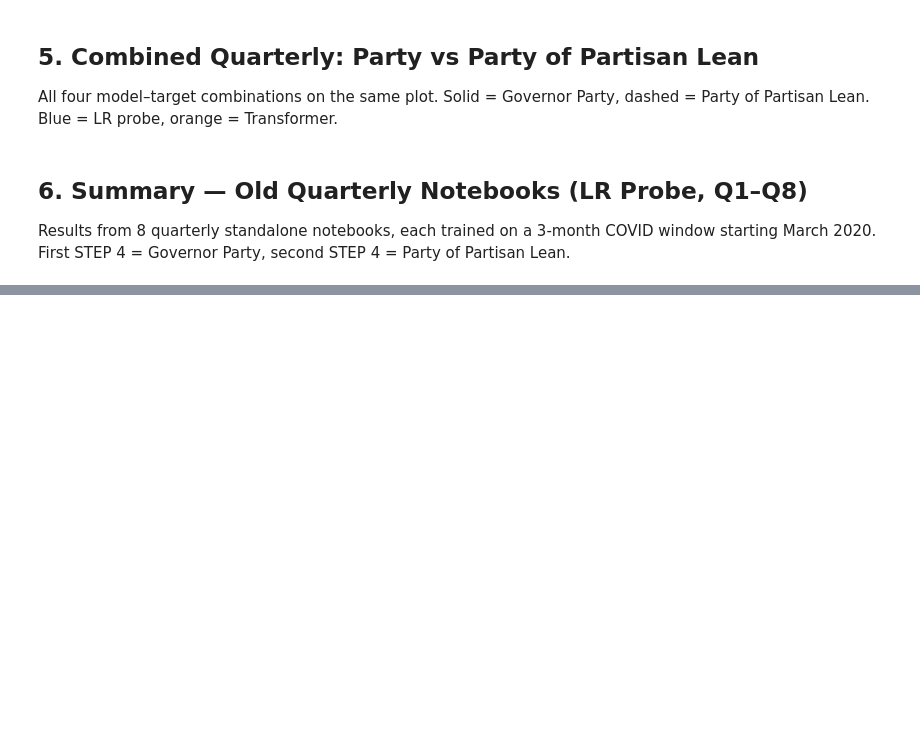
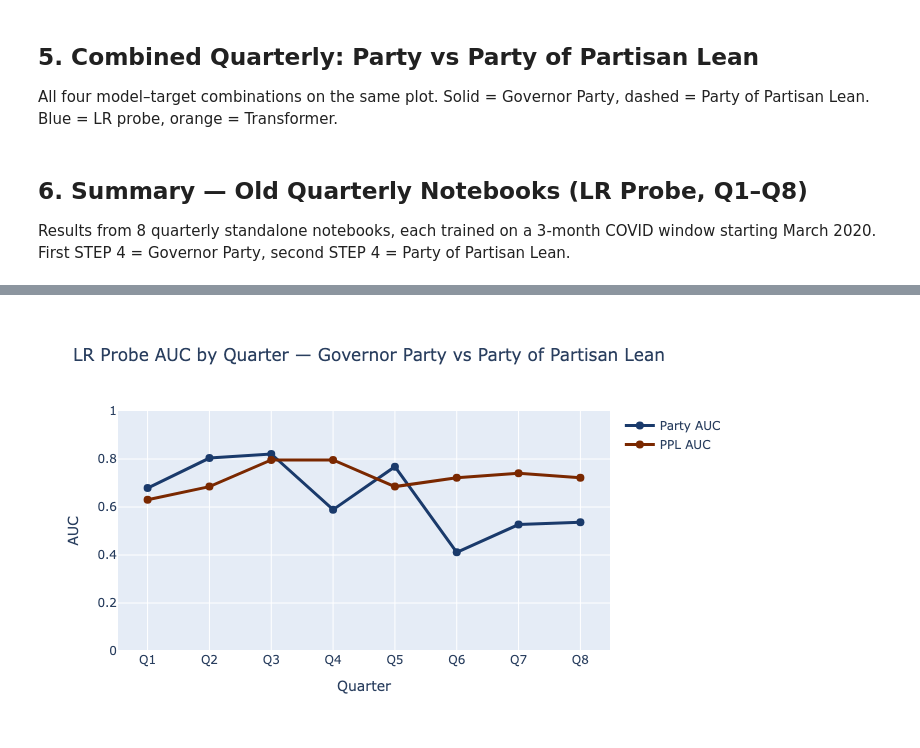
Before and after one commit to james0032/covid19dh, a Jupyter notebook: notebooks/covid19_policy_partisanship.ipynb, the cells around one changed output, grey strips where cells are left out. Cells and saved outputs as stored; diff of their text form; code cells hidden in the pictures; blank space fills up the shorter version.

```diff
--- a/notebooks/covid19_policy_partisanship.ipynb
+++ b/notebooks/covid19_policy_partisanship.ipynb
@@ -513,0 +537,20 @@ fig_q.show()
+# %%
+fig_auc = go.Figure()
+fig_auc.add_trace(go.Scatter(
+    x=df_summary["Quarter"], y=df_summary["Party AUC"], mode="lines+markers",
+    name="Party AUC", line=dict(color="#1a3a6b", width=3),
+    marker=dict(size=8),
+))
+fig_auc.add_trace(go.Scatter(
+    x=df_summary["Quarter"], y=df_summary["PPL AUC"], mode="lines+markers",
+    name="PPL AUC", line=dict(color="#7a2800", width=3),
+    marker=dict(size=8),
+))
+fig_auc.update_layout(
+    title="LR Probe AUC by Quarter — Governor Party vs Party of Partisan Lean",
+    xaxis_title="Quarter", yaxis_title="AUC",
+    yaxis=dict(range=[0, 1]), hovermode="x unified", height=420,
+)
+fig_auc.show()
+fig_auc.show(renderer="png")
+# %% [output]
@@ -513,0 +558 @@ fig_q.show()
+[figure, added]
```
Also changed, not shown: parts of 10 cells of this notebook.
